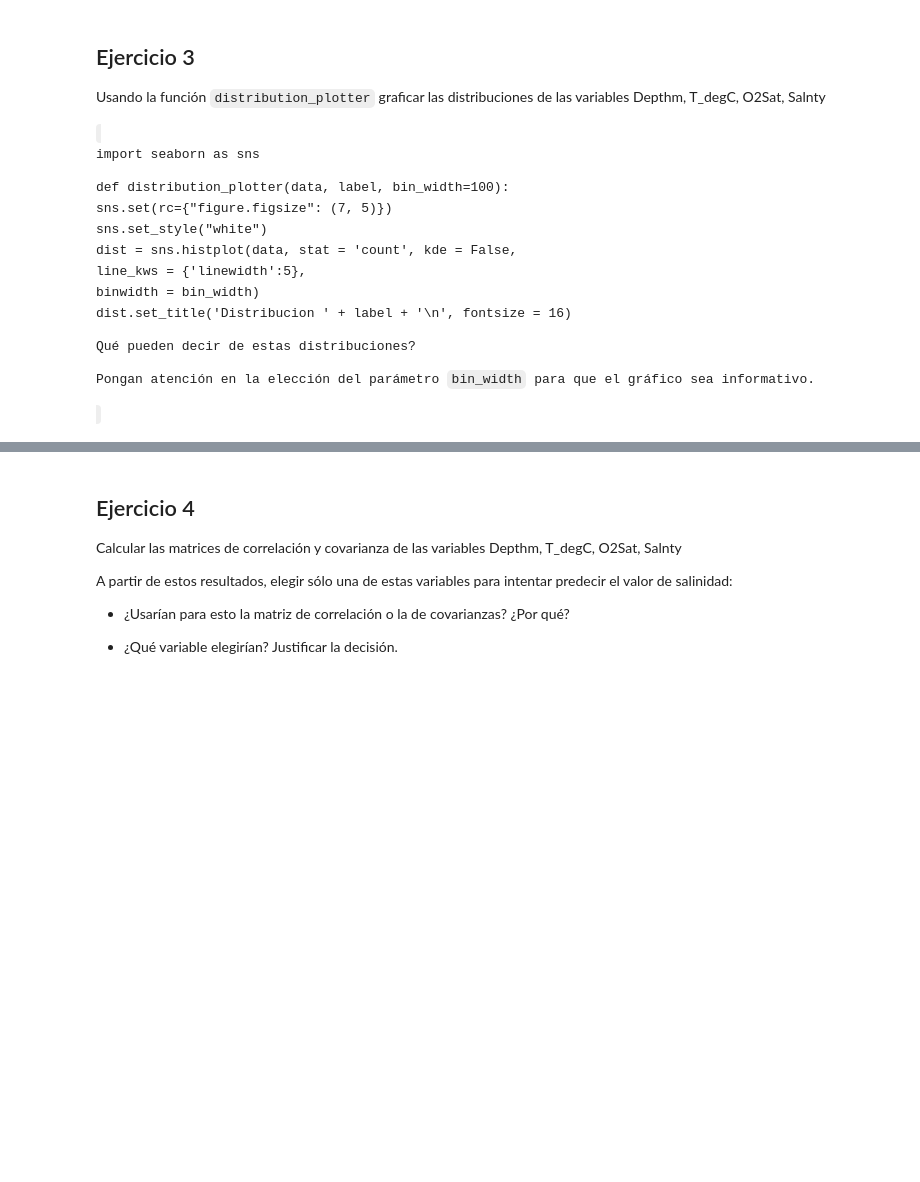
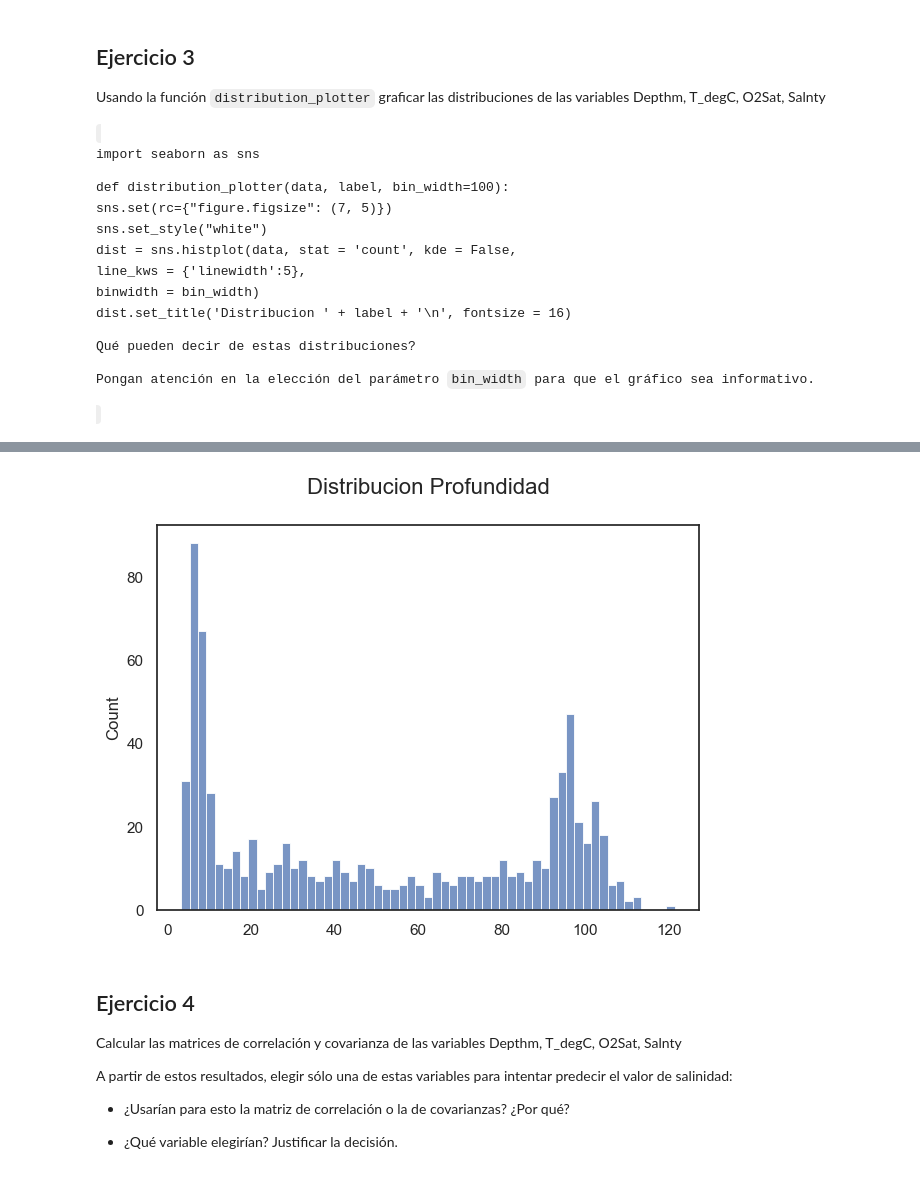
Before and after one commit to Facundo-Peloso/Practica-de-Clases, a Jupyter notebook: clase_04/dsad_2021/M1/CLASE_04_EstadisticaDescriptiva/Notebooks/2_enunciado_checkpoint.ipynb, the cells around one changed output, grey strips where cells are left out. Cells and saved outputs as stored; diff of their text form; code cells hidden in the pictures; blank space fills up the shorter version.

```diff
--- a/clase_04/dsad_2021/M1/CLASE_04_EstadisticaDescriptiva/Notebooks/2_enunciado_checkpoint.ipynb
+++ b/clase_04/dsad_2021/M1/CLASE_04_EstadisticaDescriptiva/Notebooks/2_enunciado_checkpoint.ipynb
@@ -123,3 +159,7 @@ o2sat_vector_numeric = data_type_str[:, o2sat_column_index].astype(float)
+# %%
+distribution_plotter(o2sat_vector_numeric,"Profundidad",2)
+# %% [output]
+[figure, added]
 # %% [markdown]
 ## Ejercicio 4
 
```
Also changed, not shown: parts of 8 cells of this notebook.
